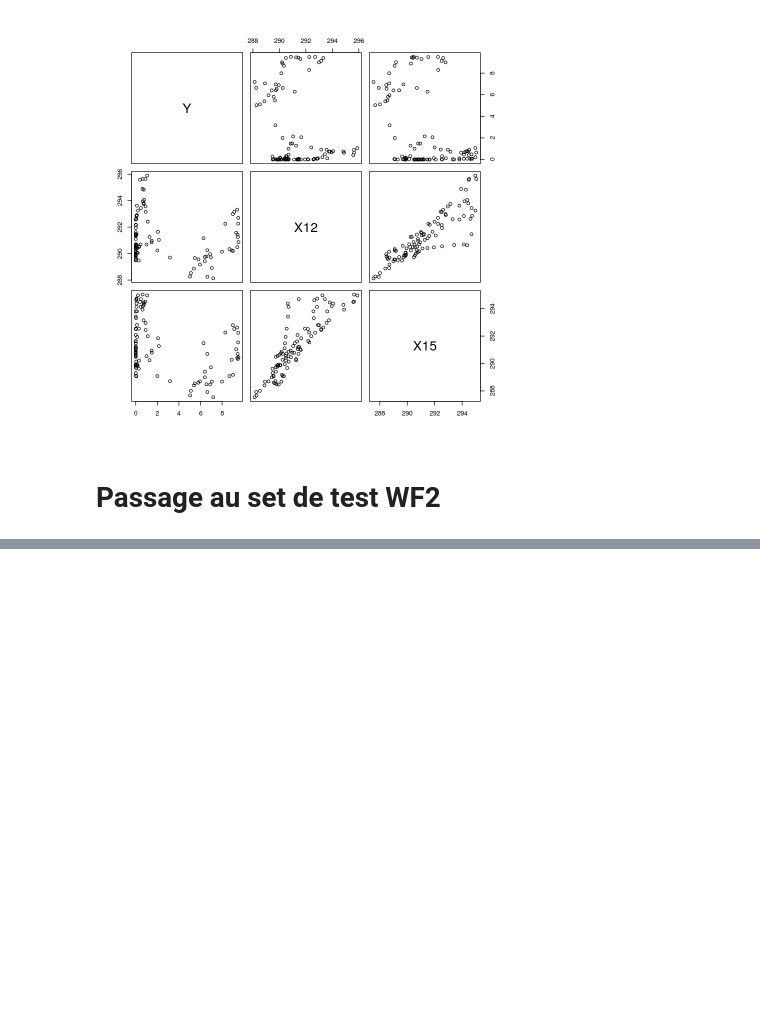
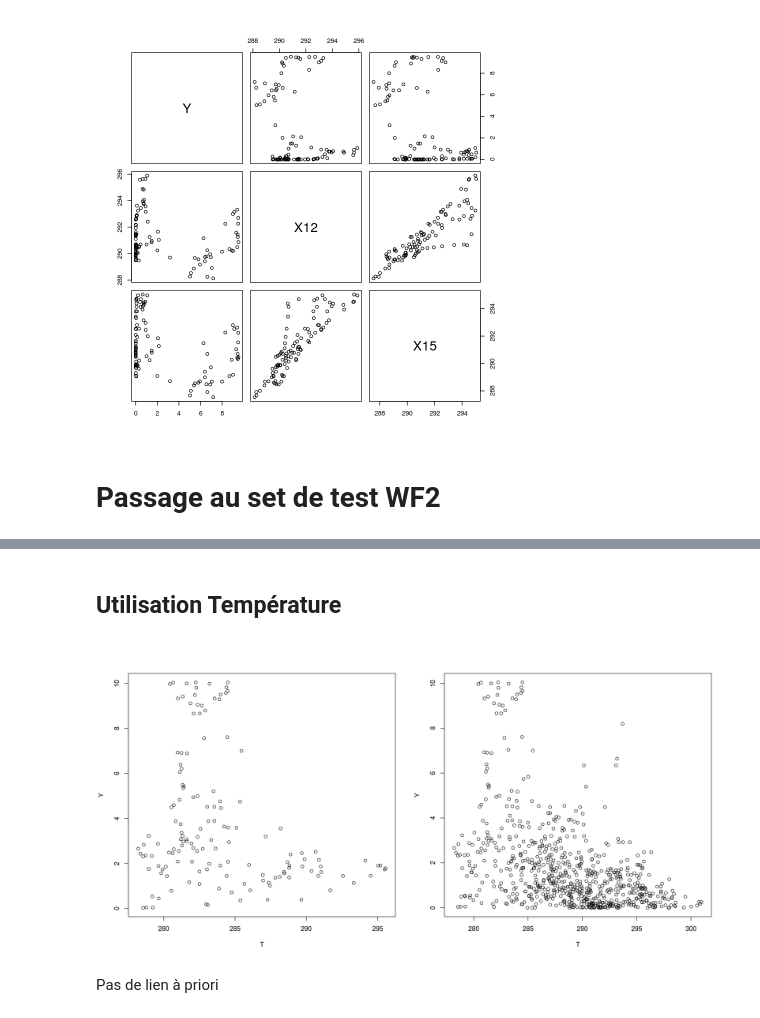
Before and after one commit to luc-dubreuil/GestionDeProjet4A, a Jupyter notebook: Travail/Luc/Tests.ipynb, the cells around one changed output, grey strips where cells are left out. Drawn from its saved outputs; the diff is of its cells as text; code cells hidden in the pictures; blank space fills up the shorter version.

```diff
--- a/Travail/Luc/Tests.ipynb
+++ b/Travail/Luc/Tests.ipynb
@@ -144,0 +208,11 @@ set de données utilisées : première semaine de WF2 (lignes )
+# %% [markdown]
+## Utilisation Température
+# %%
+options(repr.plot.width=16, repr.plot.height=8)
+par(mfrow=c(1,2))
+with(data = data_week, plot(Y ~ T))
+with(data = data_month, plot(Y ~ T))
+# %% [output]
+[figure, added]
+# %% [markdown]
+Pas de lien à priori
```
Also changed, not shown: parts of 18 cells of this notebook.
